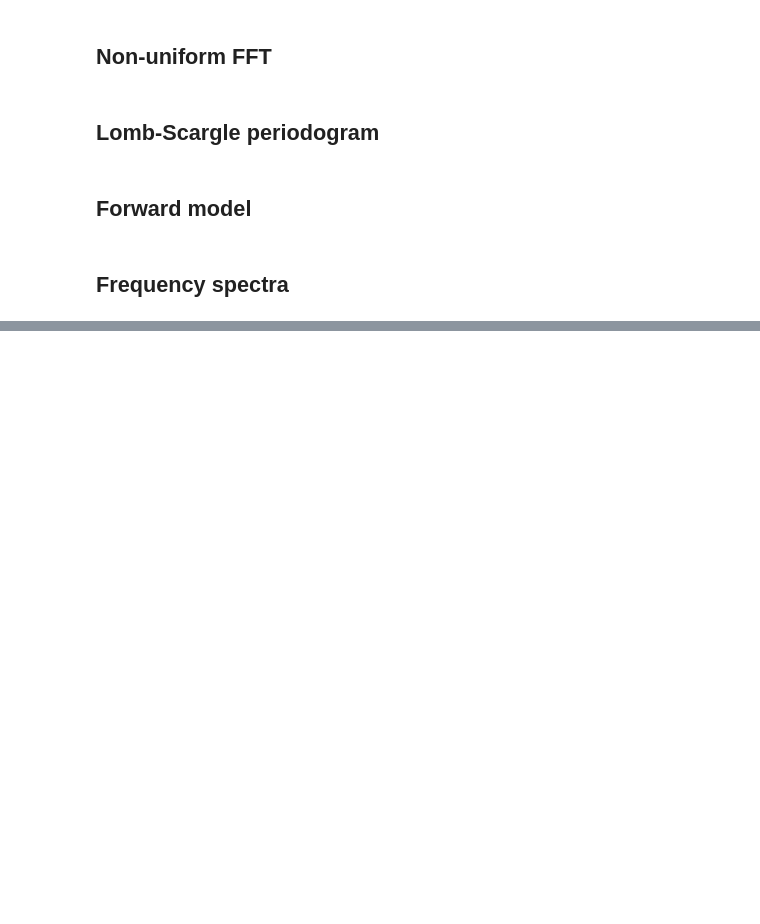
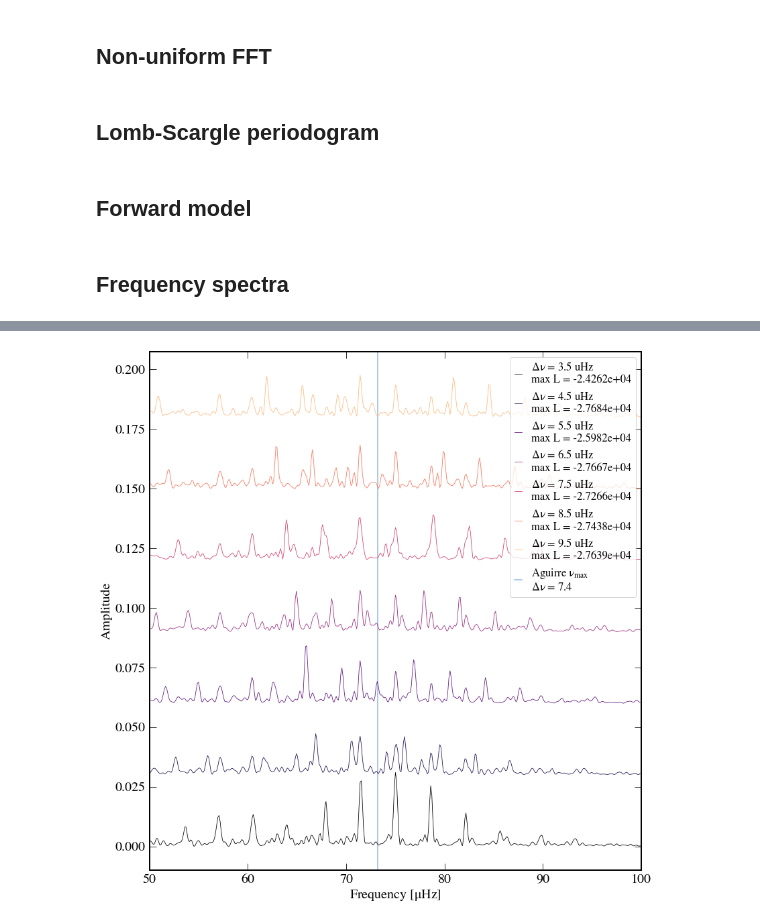
Before and after one commit to abonaca/tess_giants, a Jupyter notebook: notebooks/Light_Curve_Primer.ipynb, the cells around one changed output, grey strips where cells are left out. Saved outputs shown, nothing was run; the diff lists cells and outputs as text; code cells hidden in the pictures; blank space fills up the shorter version.

```diff
--- a/notebooks/Light_Curve_Primer.ipynb
+++ b/notebooks/Light_Curve_Primer.ipynb
@@ -149,0 +228,26 @@ plt.tight_layout(h_pad=0)
+# %%
+fll_band = np.empty((Ndfreq, np.size(freqs)))
+for i in range(Ndfreq):
+    fll_band[i] = np.array([ln_profile_like_K_freqs(tm, fm_band, ivar, f, dfreqs_iday[i], K=K0) for f in freqs_iday])
+# %%
+# compare forward models of the light curve assuming different Delta nu
+cmap = mpl.cm.magma
+
+plt.figure(figsize=(12,12))
+
+for i in range(Ndfreq):
+    plt.plot(k[ind_xrange], 0.03*i+(fll_band[i]-np.min(fll_band[i]))*4e-6, '-', color=cmap(i/Ndfreq), lw=0.8,
+             label='$\Delta\\nu$ = {:.1f}\nmax L = {:.4e}'.format(dfreqs[i], np.max(fll_band[i])))
+plt.axvline(tin['numax'][i0], label='Aguirre $\\nu_{{max}}$\n$\Delta\\nu$ = {:.1f}'.format(tin['Delnu'][i0]),
+            zorder=0, alpha=0.5)
+
+plt.legend(fontsize='small', handlelength=0.7)
+plt.xlim(50,100)
+# plt.ylim(0, 0.05)
+
+plt.xlabel('Frequency [$\mu$Hz]')
+plt.ylabel('Amplitude')
+
+plt.tight_layout()
+# %% [output]
+[figure, added]
```
Also changed, not shown: parts of 14 cells of this notebook.
